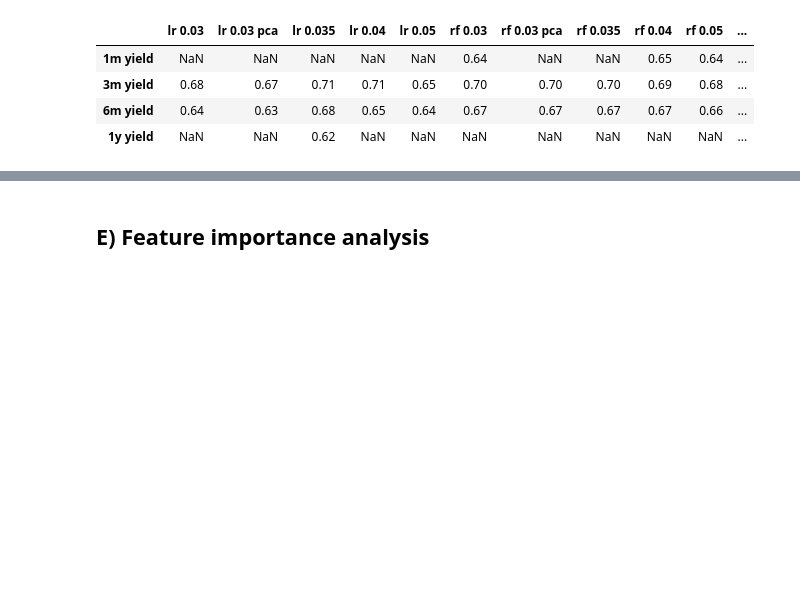
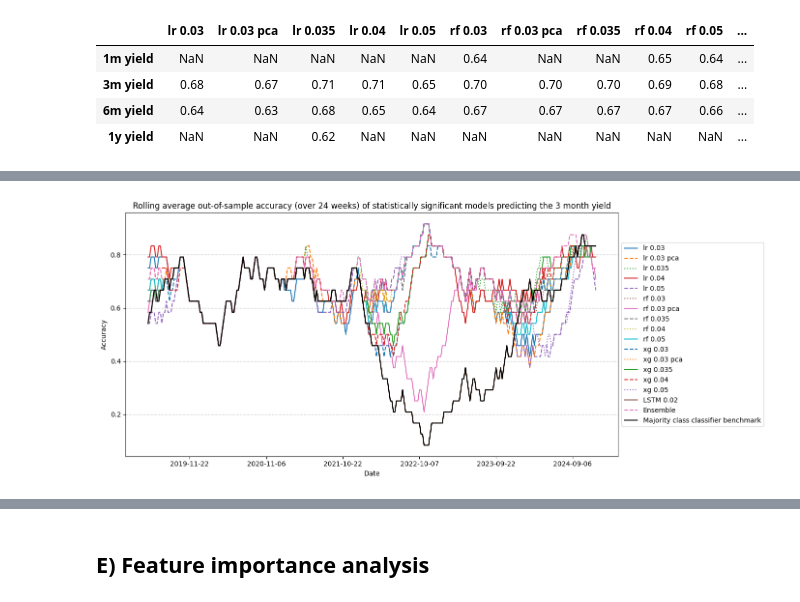
Before and after one commit to jeanlouvaleau/ML-for-trading-project, a Jupyter notebook: data_exploration JL_new.ipynb, the cells around one changed output, grey strips where cells are left out. Cells and saved outputs as stored; diff of their text form; code cells hidden in the pictures; blank space fills up the shorter version.

```diff
--- a/data_exploration JL_new.ipynb
+++ b/data_exploration JL_new.ipynb
@@ -2444,0 +2529,62 @@ forecast = pd.DataFrame(forecast)
+# %%
+col = 'Y_DGS3MO'
+from itertools import cycle
+forecast = {
+            "lr 0.03":pd.read_csv("results of models/forecast logistic regression, 15y train test.csv",index_col=0)[col],
+            "lr 0.03 pca":pd.read_csv("results of models/forecast logistic regression pca, 15y train test.csv", index_col=0)[col],
+            "lr 0.035":pd.read_csv("results of models/forecast logistic regression, MI 0.035, 15y train test.csv", index_col=0)[col],
+            "lr 0.04":pd.read_csv("results of models/forecast logistic regression, MI 0.04, 15y train test.csv", index_col=0)[col],
+            "lr 0.05":pd.read_csv("results of models/forecast logistic regression, MI 0.05, 15y train test.csv", index_col=0)[col],
+            "rf 0.03":pd.read_csv("results of models/forecast random forest, no pca, 15y train test.csv", index_col=0)[col],
+            "rf 0.03 pca":pd.read_csv("results of models/forecast random forest pca, 15y train test.csv", index_col=0)[col],
+            "rf 0.035":pd.read_csv("results of models/forecast random forest, MI 0.035, 15y train test.csv", index_col=0)[col],
+             "rf 0.04":pd.read_csv("results of models/forecast random forest, MI 0.04, 15y train test.csv", index_col=0)[col],
+             "rf 0.05":pd.read_csv("results of models/forecast random forest, MI 0.05, 15y train test.csv", index_col=0)[col],
+             "xg 0.03":pd.read_csv("results of models/forecast xgboost, 15y train test.csv", index_col=0)[col],
+             "xg 0.03 pca":pd.read_csv("results of models/forecast xgboost, pca, 15y train test.csv", index_col=0)[col],
+            "xg 0.035":pd.read_csv("results of models/forecast xgboost, MI 0.035, 15y train test.csv",index_col=0)[col],
+            "xg 0.04":pd.read_csv("results of models/forecast xgboost, MI 0.04, 15y train test.csv", index_col=0)[col],
+            "xg 0.05":pd.read_csv("results of models/forecast xgboost, MI 0.05, 15y train test.csv", index_col=0)[col]
+             }
+forecast = pd.DataFrame(forecast)
+
+forecast_lstm = pd.read_csv("results of models/forecast_LSTM_cls_12864128_0.02MI_2patience_52LB_evalsscores.csv",index_col=0)[col]
+forecast_lstm = (forecast_lstm>0.5).astype(int)
+forecast_lstm.name = 'LSTM 0.02'
+
+ensemble = ensemble_short[col]
+ensemble.name = 'Ensemble'
+bench = majority_class_classifier[col]
+bench.name = "Majority class classifier benchmark"
+
+forecast= pd.concat([forecast,forecast_lstm,ensemble,bench],axis =1).round(2)
+forecast.index = Yw.iloc[780:Yw.shape[0]-1].index
+
+
+true_values = Yw.iloc[780:Yw.shape[0]-1][col]
+fig, ax = plt.subplots(figsize=(14, 6))
+
+style_cycle = cycle(["-", "--", ":"])
+
+for model in forecast.columns:
+    correct = (forecast[model] == true_values)
+    rolling_acc = correct.rolling(window=24).mean()
+
+    if model == "Majority class classifier benchmark":
+        rolling_acc.plot(ax=ax, label=model,color = 'black')
+
+    else:
+        rolling_acc.plot(ax=ax, label=model,linestyle = next(style_cycle))
+
+
+
+ax.grid(axis='y', color='lightgrey', linestyle='--', linewidth=1)
+plt.title(f"Rolling average out-of-sample accuracy (over 24 weeks) of statistically significant models predicting the 3 month yield")
+plt.xlabel("Date")
+plt.ylabel("Accuracy")
+plt.legend(loc="center left", bbox_to_anchor=(1, 0.5))
+
+plt.tight_layout()
+plt.show()
+# %% [output]
+[figure, added]
```
Also changed, not shown: parts of 14 cells of this notebook.
